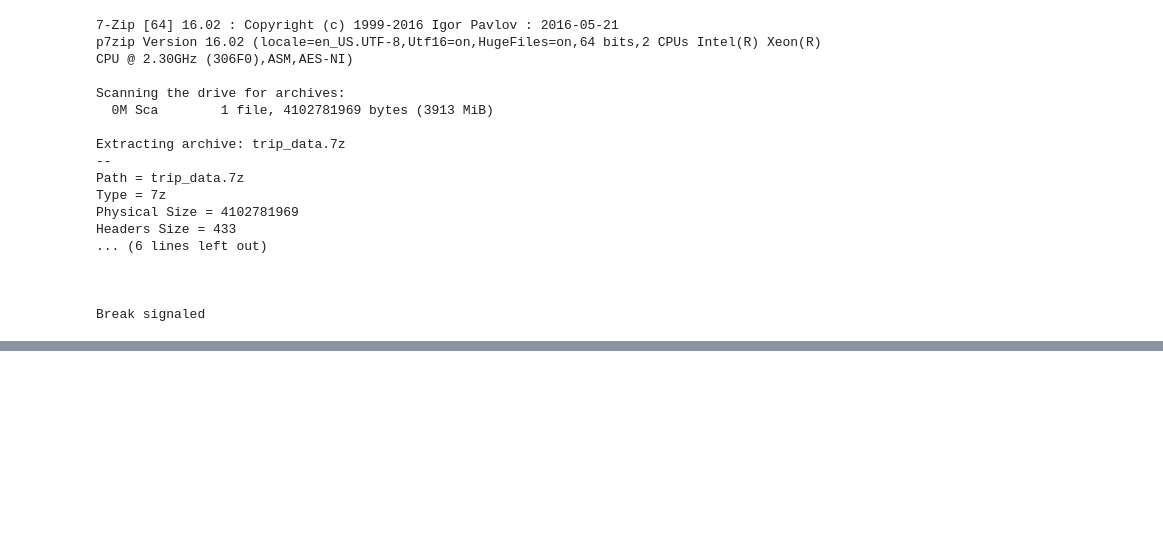
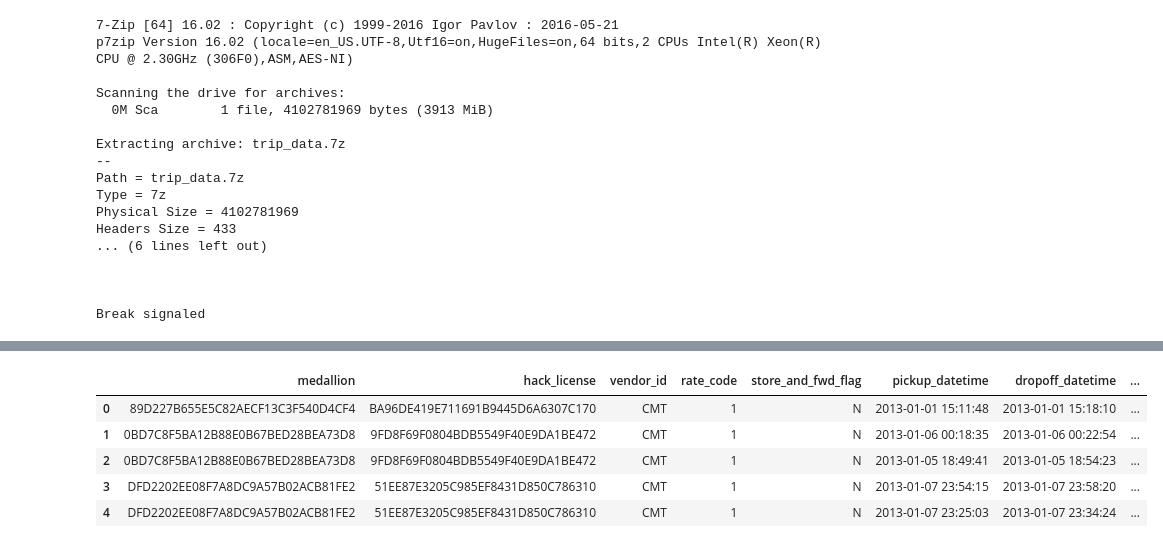
Before and after one commit to htapiagroup/sistemas-distribuidos-evaluacion-intersemestral-vortizmca18, a Jupyter notebook: Examen1.ipynb, the cells around one changed output, grey strips where cells are left out. Drawn from its saved outputs; the diff is of its cells as text; code cells hidden in the pictures; blank space fills up the shorter version.

```diff
--- a/Examen1.ipynb
+++ b/Examen1.ipynb
@@ -54,0 +129,9 @@ nyc_taxi.zip  trip_data_10.csv  trip_data.7z     yellow_tripdata_2018-02.csv
+# %%
+df.head()
+# %% [output]
+|  | medallion | hack_license | vendor_id | rate_code | store_and_fwd_flag | pickup_datetime | dropoff_datetime | ... |
+| 0 | 89D227B655E5C82AECF13C3F540D4CF4 | BA96DE419E711691B9445D6A6307C170 | CMT | 1 | N | 2013-01-01 15:11:48 | 2013-01-01 15:18:10 | ... |
+| 1 | 0BD7C8F5BA12B88E0B67BED28BEA73D8 | 9FD8F69F0804BDB5549F40E9DA1BE472 | CMT | 1 | N | 2013-01-06 00:18:35 | 2013-01-06 00:22:54 | ... |
+| 2 | 0BD7C8F5BA12B88E0B67BED28BEA73D8 | 9FD8F69F0804BDB5549F40E9DA1BE472 | CMT | 1 | N | 2013-01-05 18:49:41 | 2013-01-05 18:54:23 | ... |
+| 3 | DFD2202EE08F7A8DC9A57B02ACB81FE2 | 51EE87E3205C985EF8431D850C786310 | CMT | 1 | N | 2013-01-07 23:54:15 | 2013-01-07 23:58:20 | ... |
+| 4 | DFD2202EE08F7A8DC9A57B02ACB81FE2 | 51EE87E3205C985EF8431D850C786310 | CMT | 1 | N | 2013-01-07 23:25:03 | 2013-01-07 23:34:24 | ... |
```
Also changed, not shown: parts of 23 cells of this notebook.
